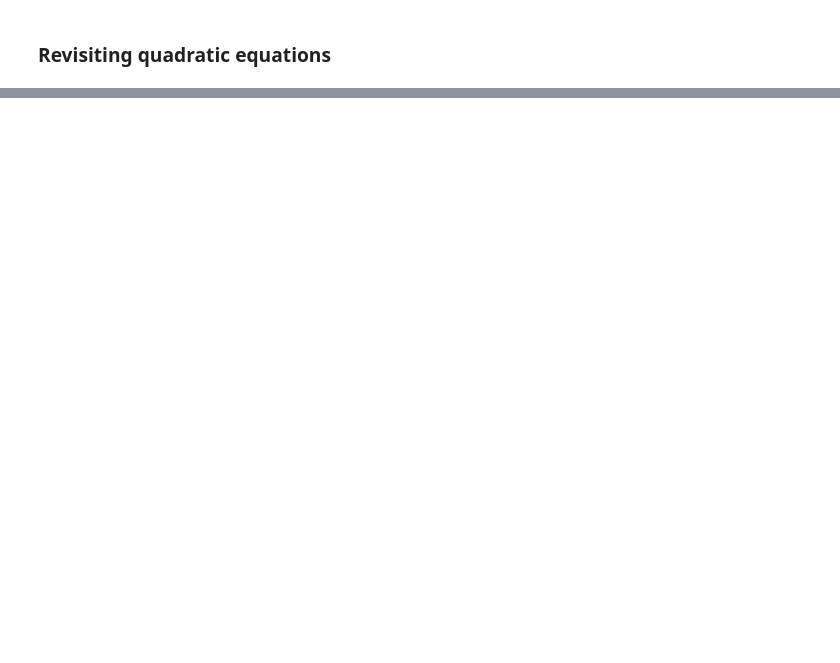
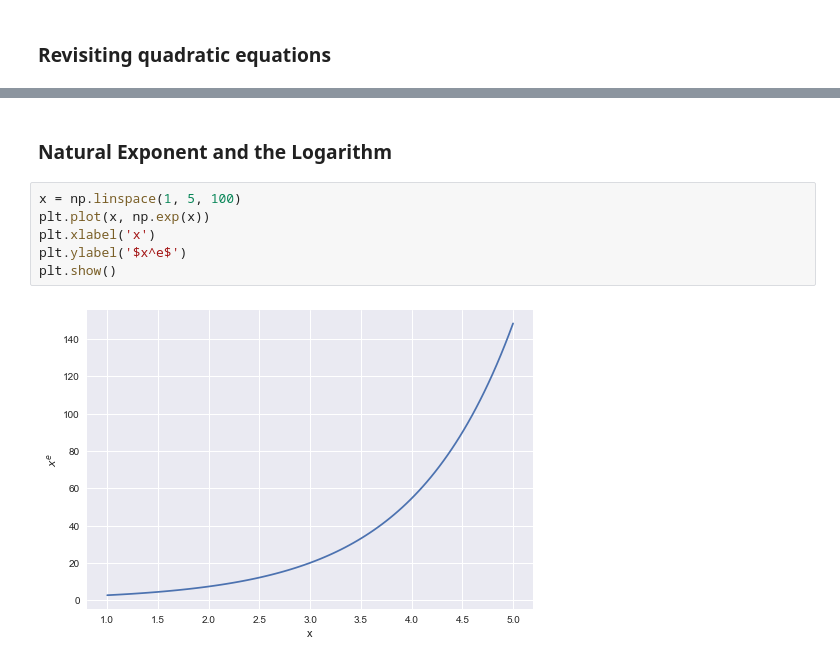
Before and after one commit to Serra53/Applied-Mathematics, a Jupyter notebook: my_files/Algebra_part2.ipynb, the cells around one changed output, grey strips where cells are left out. Saved outputs shown, nothing was run; the diff lists cells and outputs as text; blank space fills up the shorter version.

```diff
--- a/my_files/Algebra_part2.ipynb
+++ b/my_files/Algebra_part2.ipynb
@@ -372,0 +431,10 @@ plt.show()
+# %% [markdown]
+### Natural Exponent and the Logarithm
+# %%
+x = np.linspace(1, 5, 100)
+plt.plot(x, np.exp(x))
+plt.xlabel('x')
+plt.ylabel('$x^e$')
+plt.show()
+# %% [output]
+[figure, added]
```
Also changed, not shown: parts of 18 cells of this notebook.
